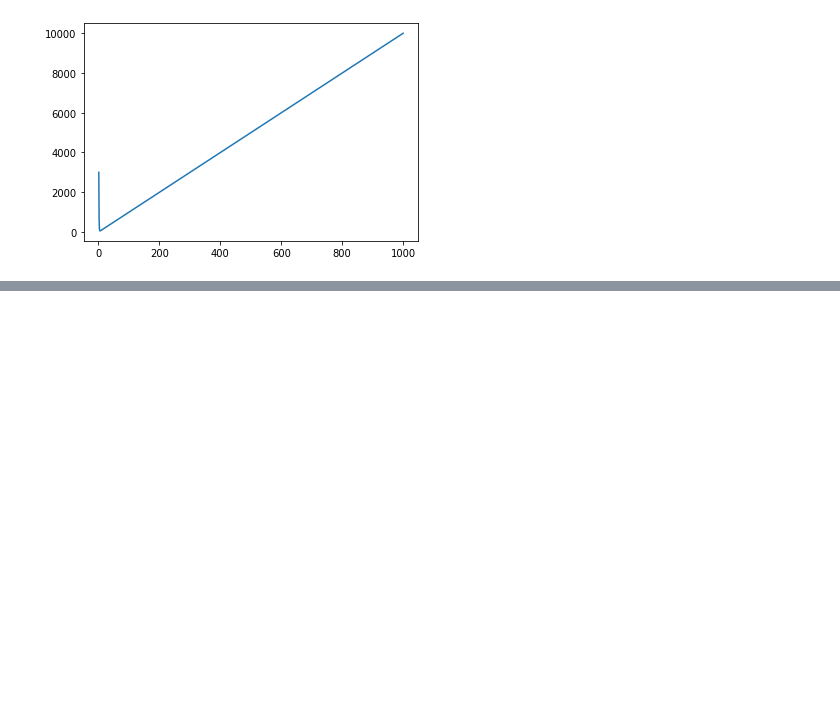
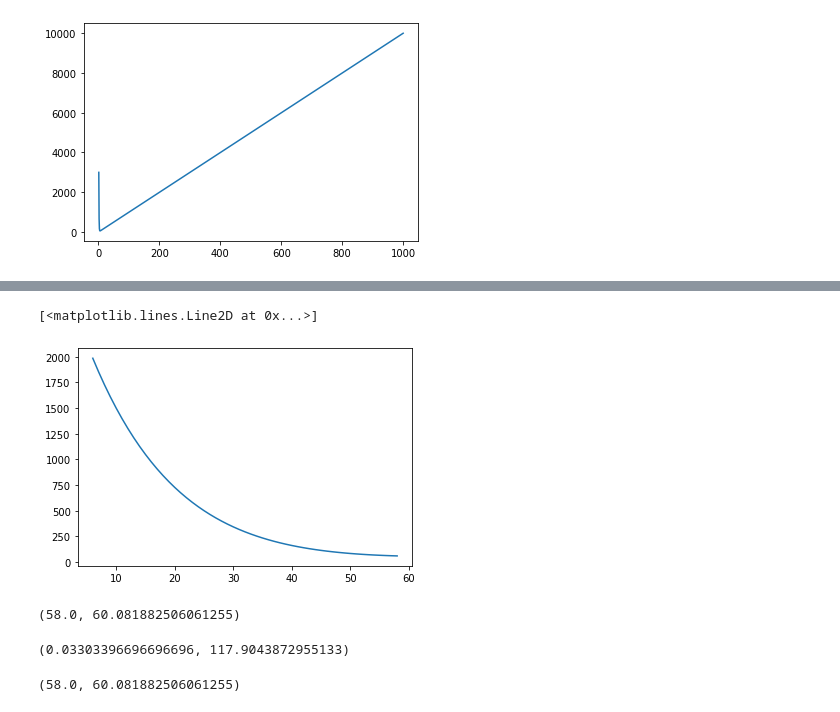
Before and after one commit to michaelneuder/continued-participation, a Jupyter notebook: copar-2.ipynb, the cells around one changed output, grey strips where cells are left out. Saved outputs shown, nothing was run; the diff lists cells and outputs as text; code cells hidden in the pictures; blank space fills up the shorter version.

```diff
--- a/copar-2.ipynb
+++ b/copar-2.ipynb
@@ -239,7 +258,7 @@ plt.show()
 # %%
 def expected_cost_ss(k, m, n, C, B):
     p0 = math.comb(n - m, k) / math.comb(n, k)
-    risk_term = p0 * max(C - k * (B + 1), 0)  # attacker shirks only if profitable
+    risk_term = p0 * (C - k * (B + 1))
     return k + risk_term
 
 def expected_cost_lot(p, m, n, C):
@@ -280,0 +329,19 @@ plt.plot(k_range, costs)
+# %%
+def expected_cost_ss(k, m, n, C, B):
+    p0 = sc.special.comb(n - m, k) / sc.special.comb(n, k)
+    risk_term = p0 * (C - k * (B + 1))
+    return k + risk_term
+# %%
+k_grid  = np.arange(1, np.ceil(C/(B+1)))
+ss_cost = expected_cost_ss(k_grid, m, n, C, B)
+# %%
+lb, ub = 5, 700
+plt.plot(k_grid[lb:ub], ss_cost[lb:ub])
+# %% [output]
+[<matplotlib.lines.Line2D at 0x...>]
+[figure, added]
+# %%
+k_star = k_grid[np.argmin(ss_cost)]
+k_star, expected_cost_ss(k_star, m, n, C, B)
+# %% [output]
+(58.0, 60.081882506061255)
@@ -280,0 +354,4 @@ plt.plot(k_range, costs)
+# %%
+getOptLott(m, n, C)
+# %% [output]
+(0.03303396696696696, 117.9043872955133)
@@ -280,0 +364,4 @@ plt.plot(k_range, costs)
+# %%
+getOptSS(m, n, C, B)
+# %% [output]
+(58.0, 60.081882506061255)
```
Also changed, not shown: parts of 13 cells of this notebook.
